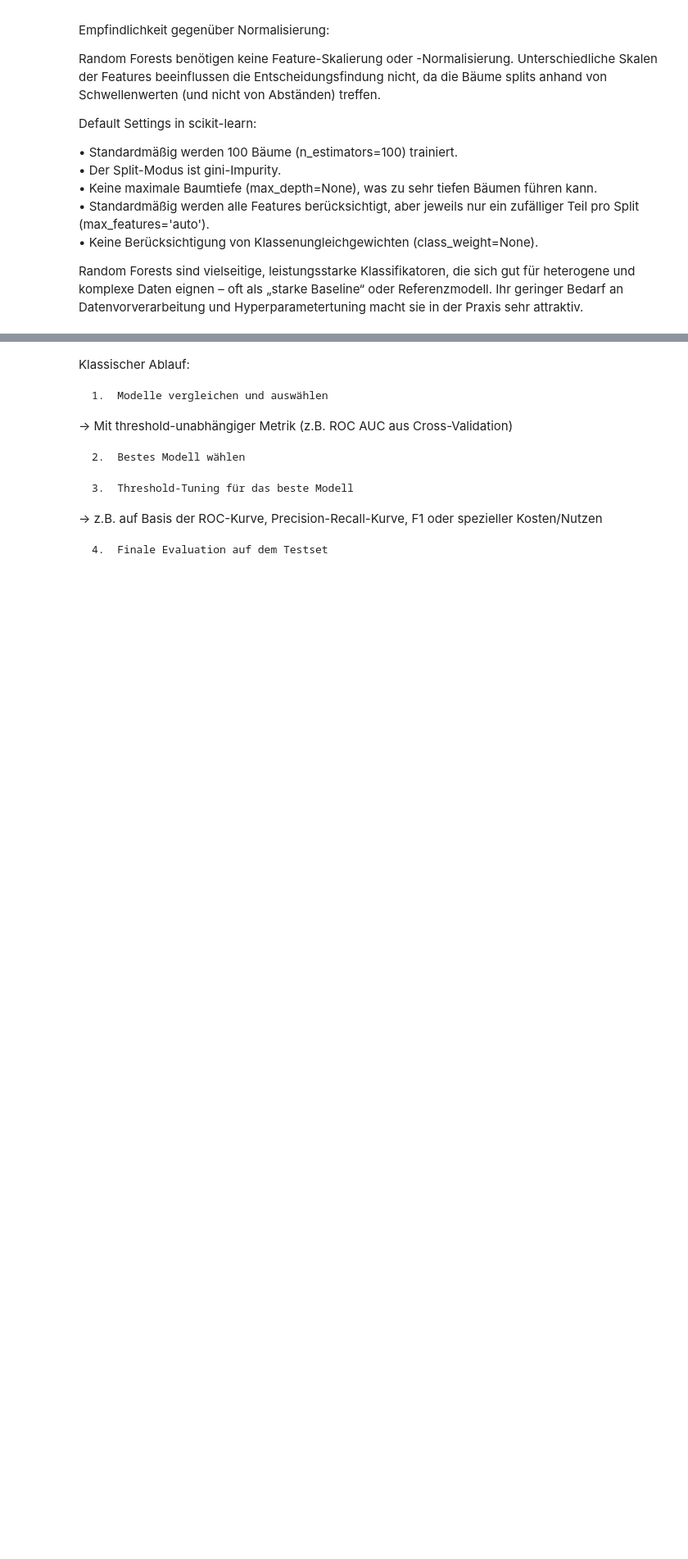
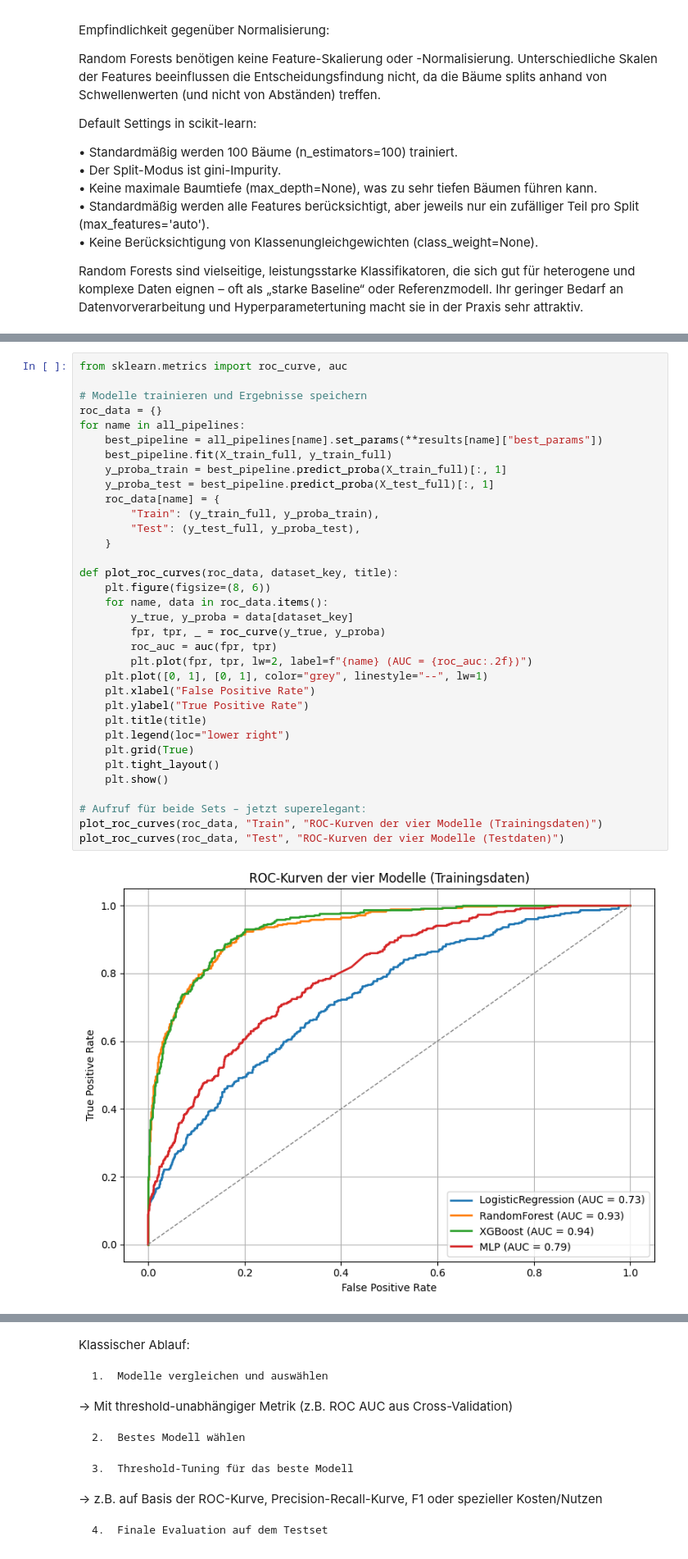
Before and after one commit to Steff72/aml_challenge, a Jupyter notebook: aml_challenge.ipynb, the cells around one changed output, grey strips where cells are left out. Shown at 82% size. Saved outputs shown, nothing was run; the diff lists cells and outputs as text; blank space fills up the shorter version.

```diff
--- a/aml_challenge.ipynb
+++ b/aml_challenge.ipynb
@@ -2578,0 +2767,36 @@ Durch den Random Forest als nichtlineares, leistungsstarkes Modell wurde die Per
+# %%
+from sklearn.metrics import roc_curve, auc
+
+# Modelle trainieren und Ergebnisse speichern
+roc_data = {}
+for name in all_pipelines:
+    best_pipeline = all_pipelines[name].set_params(**results[name]["best_params"])
+    best_pipeline.fit(X_train_full, y_train_full)
+    y_proba_train = best_pipeline.predict_proba(X_train_full)[:, 1]
+    y_proba_test = best_pipeline.predict_proba(X_test_full)[:, 1]
+    roc_data[name] = {
+        "Train": (y_train_full, y_proba_train),
+        "Test": (y_test_full, y_proba_test),
+    }
+
+def plot_roc_curves(roc_data, dataset_key, title):
+    plt.figure(figsize=(8, 6))
+    for name, data in roc_data.items():
+        y_true, y_proba = data[dataset_key]
+        fpr, tpr, _ = roc_curve(y_true, y_proba)
+        roc_auc = auc(fpr, tpr)
+        plt.plot(fpr, tpr, lw=2, label=f"{name} (AUC = {roc_auc:.2f})")
+    plt.plot([0, 1], [0, 1], color="grey", linestyle="--", lw=1)
+    plt.xlabel("False Positive Rate")
+    plt.ylabel("True Positive Rate")
+    plt.title(title)
+    plt.legend(loc="lower right")
+    plt.grid(True)
+    plt.tight_layout()
+    plt.show()
+
+# Aufruf für beide Sets – jetzt superelegant:
+plot_roc_curves(roc_data, "Train", "ROC-Kurven der vier Modelle (Trainingsdaten)")
+plot_roc_curves(roc_data, "Test", "ROC-Kurven der vier Modelle (Testdaten)")
+# %% [output]
+[figure, added]
```
Also changed, not shown: parts of 23 cells of this notebook, 2 other files.
